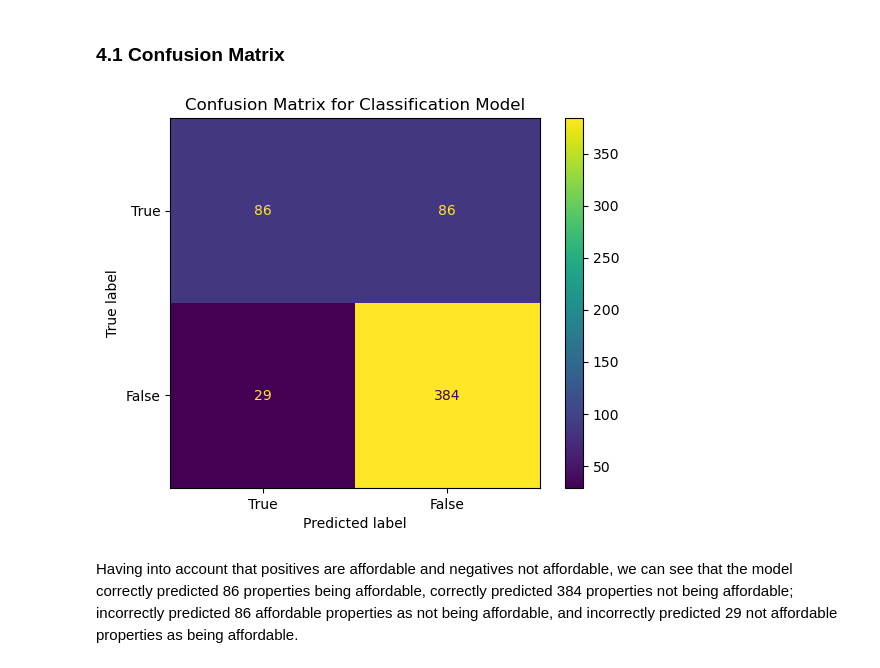
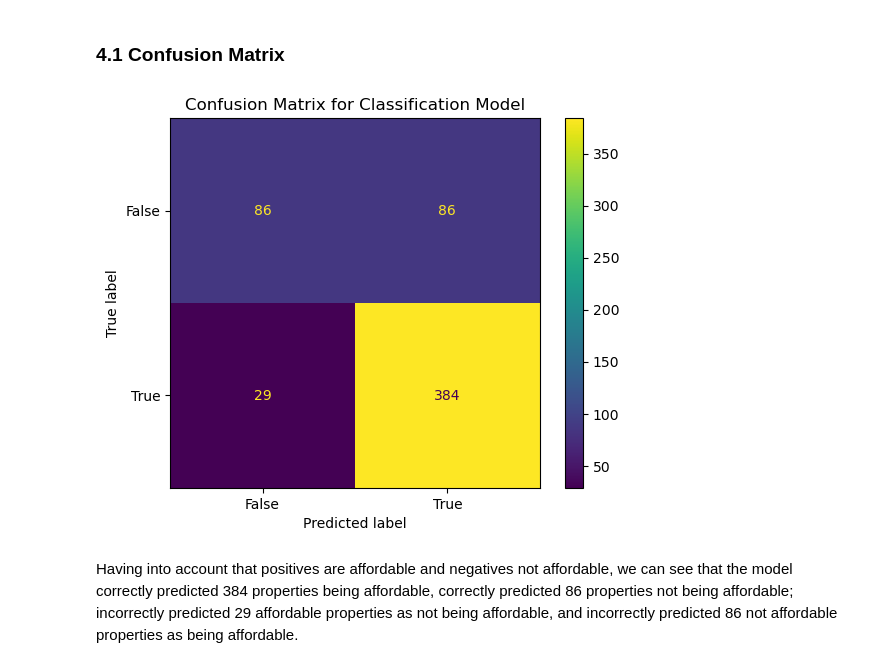
Before and after one commit to RaineScarlett/dsreport, a Jupyter notebook: iteration2.ipynb, the cells around one changed output. Saved outputs shown, nothing was run; the diff lists cells and outputs as text; code cells hidden in the pictures.

```diff
--- a/iteration2.ipynb
+++ b/iteration2.ipynb
@@ -410,15 +410,15 @@ from sklearn.metrics import confusion_matrix
 # %%
 cm = confusion_matrix(target_test, feature_test['Prediction'])
 # %%
-labels = ['True','False']
+labels = ['False','True']
 from sklearn.metrics import ConfusionMatrixDisplay
 disp = ConfusionMatrixDisplay(confusion_matrix=cm, display_labels=labels)
 disp.plot()
 plt.title('Confusion Matrix for Classification Model')
 plt.show()
 # %% [output]
-[figure, old version]
+[figure, new version]
 # %% [markdown]
-Having into account that positives are affordable and negatives not affordable, we can see that the model correctly predicted 86 properties being affordable, correctly predicted 384 properties not being affordable; incorrectly predicted 86 affordable properties as not being affordable, and incorrectly predicted 29 not affordable properties as being affordable.
+Having into account that positives are affordable and negatives not affordable, we can see that the model correctly predicted 384 properties being affordable, correctly predicted 86 properties not being affordable; incorrectly predicted 29 affordable properties as not being affordable, and incorrectly predicted 86 not affordable properties as being affordable.
 # %%
 df.to_csv('set15_it2_final.csv')
```
Also changed, not shown: parts of 3 cells of this notebook, 1 other file.
